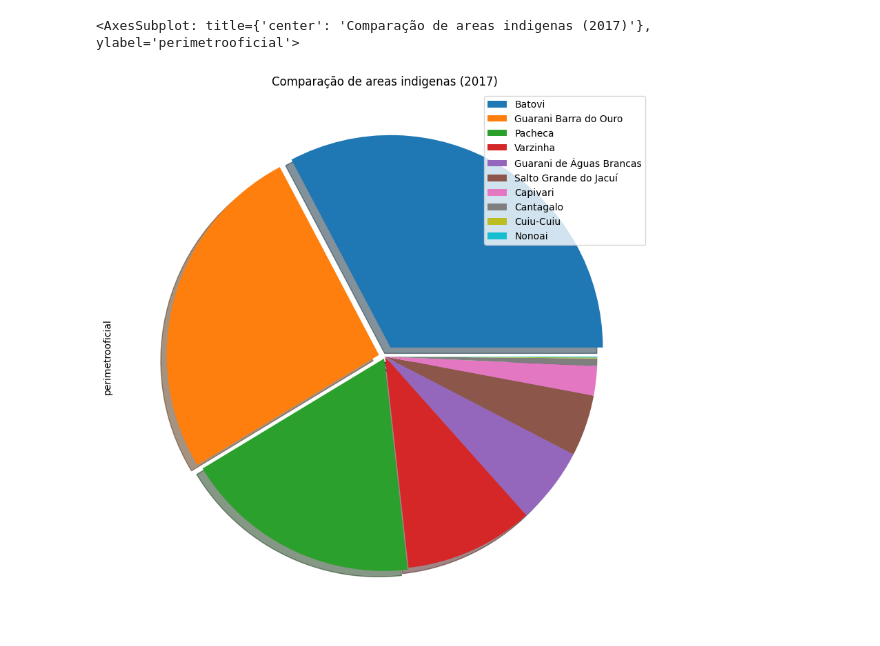
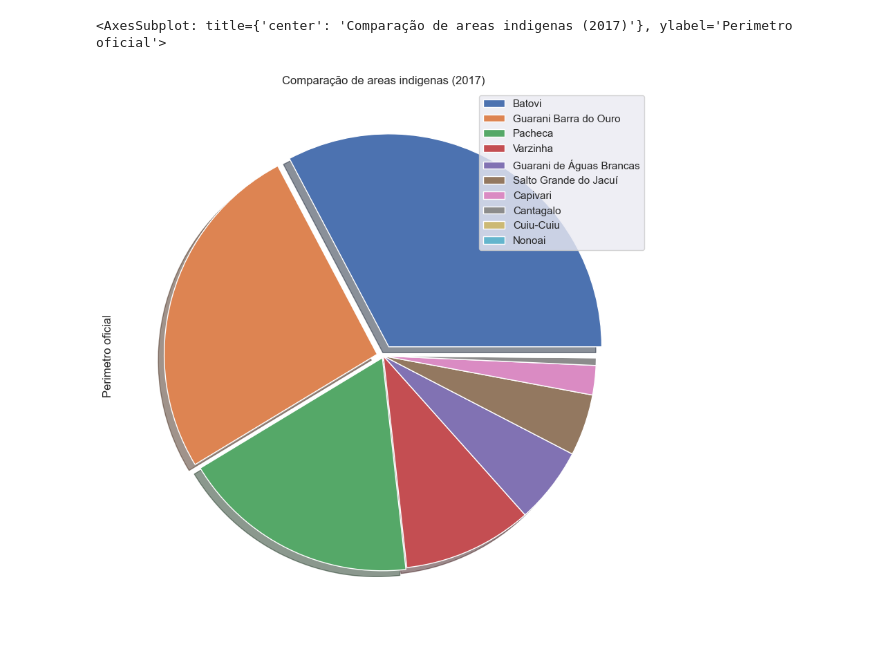
Before and after one commit to Gustavomichel/EDA-Brazil-indigenous-land, a Jupyter notebook: src/main.ipynb, the cells around one changed output. Drawn from its saved outputs; the diff is of its cells as text; code cells hidden in the pictures.

```diff
--- a/src/main.ipynb
+++ b/src/main.ipynb
@@ -27,14 +28,16 @@ plot = df.head(10)
 # %%
 explodes = [0.05,0.03,0.01,0,0,0,0,0,0,0]
 
+sns.set()
 plot.plot(kind='pie',
     labels = None,
     figsize=(12,10),
     legend=True,
     title='Comparação de areas indigenas (2017)',
     explode=explodes,
+    ylabel='Perimetro oficial',
     shadow=True,)
 # %% [output]
-<AxesSubplot: title={'center': 'Comparação de areas indigenas (2017)'}, ylabel='perimetrooficial'>
+<AxesSubplot: title={'center': 'Comparação de areas indigenas (2017)'}, ylabel='Perimetro oficial'>
-[figure, old version]
+[figure, new version]
 # %%
```
Also changed, not shown: parts of 6 cells of this notebook.
